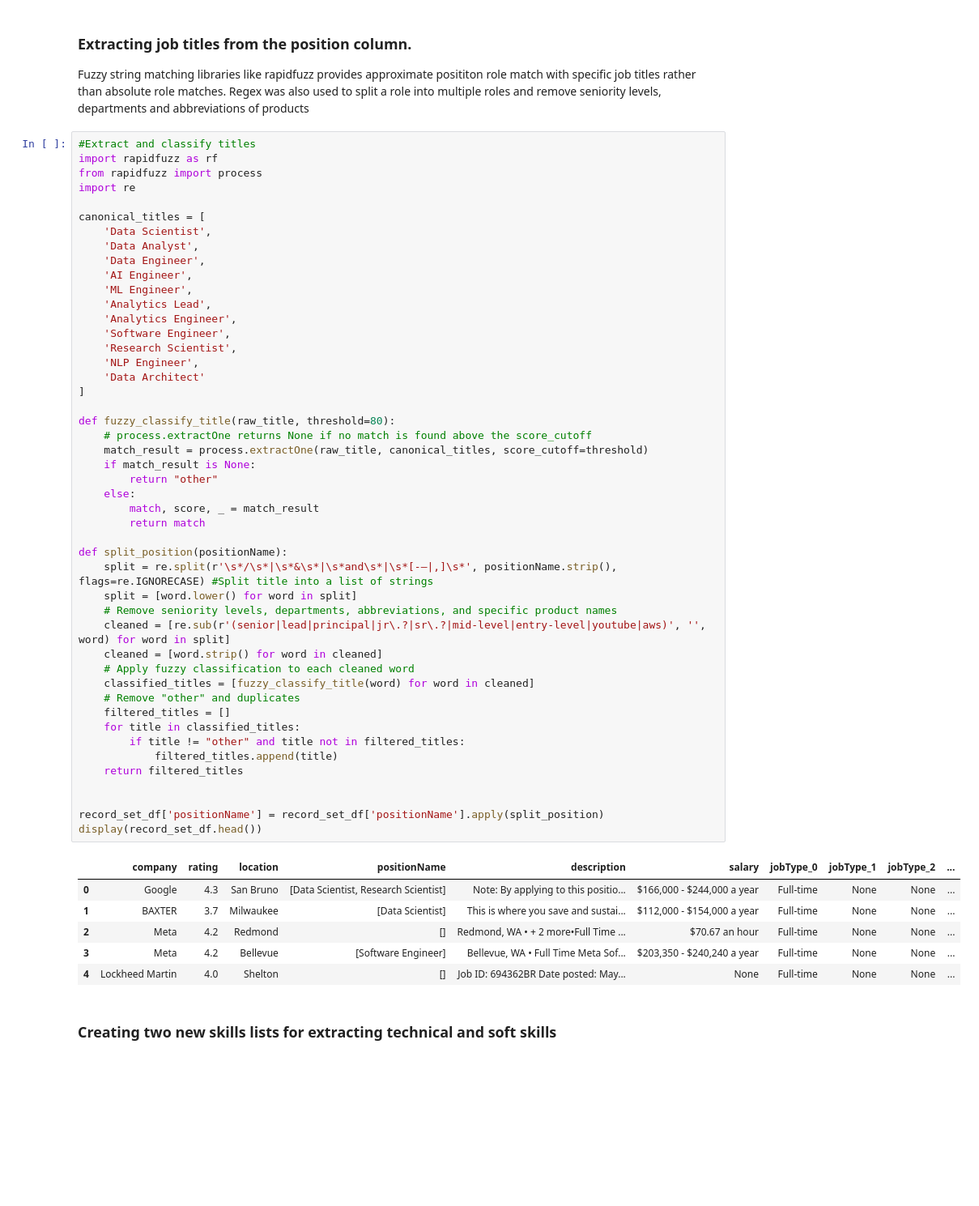
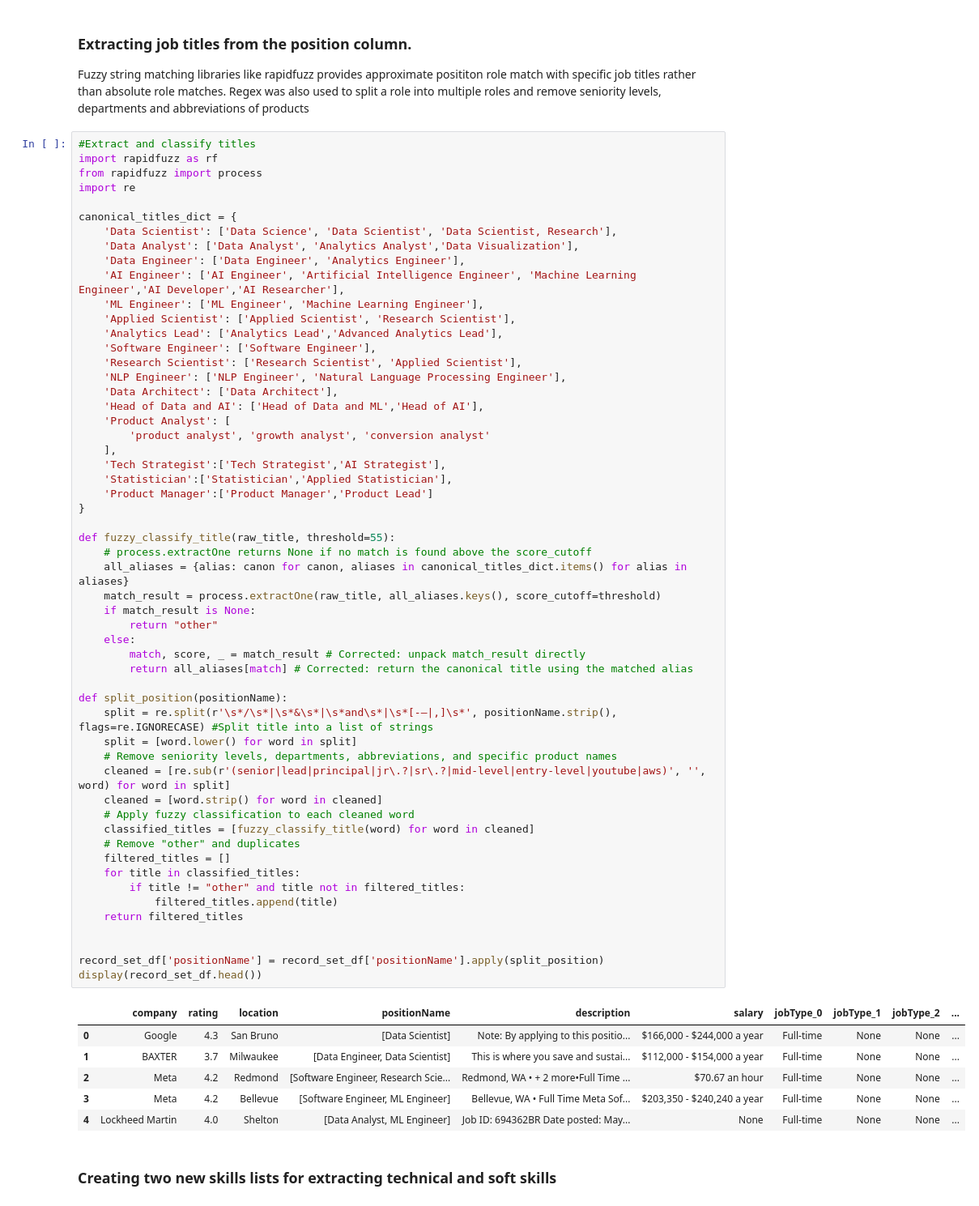
Before and after one commit to aarjun783/Data_Analytics_Portfolio, a Jupyter notebook: Data and AI roles/Data_and_AI_Job_Titles.ipynb, the cells around one changed output. Shown at 81% size. Drawn from its saved outputs; the diff is of its cells as text; blank space fills up the shorter version.

```diff
--- a/Data and AI roles/Data_and_AI_Job_Titles.ipynb
+++ b/Data and AI roles/Data_and_AI_Job_Titles.ipynb
@@ -150,55 +150,63 @@ Regex was also used to split a role into multiple roles and remove seniority lev
 import rapidfuzz as rf
 from rapidfuzz import process
 import re
 
-canonical_titles = [
-    'Data Scientist',
-    'Data Analyst',
-    'Data Engineer',
-    'AI Engineer',
-    'ML Engineer',
-    'Analytics Lead',
-    'Analytics Engineer',
-    'Software Engineer',
-    'Research Scientist',
-    'NLP Engineer',
-    'Data Architect'
-]
+canonical_titles_dict = {
+    'Data Scientist': ['Data Science', 'Data Scientist', 'Data Scientist, Research'],
+    'Data Analyst': ['Data Analyst', 'Analytics Analyst','Data Visualization'],
+    'Data Engineer': ['Data Engineer', 'Analytics Engineer'],
+    'AI Engineer': ['AI Engineer', 'Artificial Intelligence Engineer', 'Machine Learning Engineer','AI Developer','AI Researcher'],
+    'ML Engineer': ['ML Engineer', 'Machine Learning Engineer'],
+    'Applied Scientist': ['Applied Scientist', 'Research Scientist'],
+    'Analytics Lead': ['Analytics Lead','Advanced Analytics Lead'],
+    'Software Engineer': ['Software Engineer'],
+    'Research Scientist': ['Research Scientist', 'Applied Scientist'],
+    'NLP Engineer': ['NLP Engineer', 'Natural Language Processing Engineer'],
+    'Data Architect': ['Data Architect'],
+    'Head of Data and AI': ['Head of Data and ML','Head of AI'],
+    'Product Analyst': [
+        'product analyst', 'growth analyst', 'conversion analyst'
+    ],
+    'Tech Strategist':['Tech Strategist','AI Strategist'],
+    'Statistician':['Statistician','Applied Statistician'],
+    'Product Manager':['Product Manager','Product Lead']
+}
 
-def fuzzy_classify_title(raw_title, threshold=80):
+def fuzzy_classify_title(raw_title, threshold=55):
     # process.extractOne returns None if no match is found above the score_cutoff
-    match_result = process.extractOne(raw_title, canonical_titles, score_cutoff=threshold)
+    all_aliases = {alias: canon for canon, aliases in canonical_titles_dict.items() for alias in aliases}
+    match_result = process.extractOne(raw_title, all_aliases.keys(), score_cutoff=threshold)
     if match_result is None:
         return "other"
     else:
-        match, score, _ = match_result
-        return match
+        match, score, _ = match_result # Corrected: unpack match_result directly
+        return all_aliases[match] # Corrected: return the canonical title using the matched alias
 
 def split_position(positionName):
     split = re.split(r'\s*/\s*|\s*&\s*|\s*and\s*|\s*[-–|,]\s*', positionName.strip(), flags=re.IGNORECASE) #Split title into a list of strings
     split = [word.lower() for word in split]
     # Remove seniority levels, departments, abbreviations, and specific product names
     cleaned = [re.sub(r'(senior|lead|principal|jr\.?|sr\.?|mid-level|entry-level|youtube|aws)', '', word) for word in split]
     cleaned = [word.strip() for word in cleaned]
     # Apply fuzzy classification to each cleaned word
     classified_titles = [fuzzy_classify_title(word) for word in cleaned]
     # Remove "other" and duplicates
     filtered_titles = []
     for title in classified_titles:
         if title != "other" and title not in filtered_titles:
             filtered_titles.append(title)
     return filtered_titles
 
 
 record_set_df['positionName'] = record_set_df['positionName'].apply(split_position)
 display(record_set_df.head())
 # %% [output]
 |  | company | rating | location | positionName | description | salary | jobType_0 | jobType_1 | jobType_2 | ... |
-| 0 | Google | 4.3 | San Bruno | [Data Scientist, Research Scientist] | Note: By applying to this positio... | $166,000 - $244,000 a year | Full-time | None | None | ... |
-| 1 | BAXTER | 3.7 | Milwaukee | [Data Scientist] | This is where you save and sustai... | $112,000 - $154,000 a year | Full-time | None | None | ... |
-| 2 | Meta | 4.2 | Redmond | [] | Redmond, WA • + 2 more•Full Time ... | $70.67 an hour | Full-time | None | None | ... |
-| 3 | Meta | 4.2 | Bellevue | [Software Engineer] | Bellevue, WA • Full Time Meta Sof... | $203,350 - $240,240 a year | Full-time | None | None | ... |
-| 4 | Lockheed Martin | 4.0 | Shelton | [] | Job ID: 694362BR Date posted: May... | None | Full-time | None | None | ... |
+| 0 | Google | 4.3 | San Bruno | [Data Scientist] | Note: By applying to this positio... | $166,000 - $244,000 a year | Full-time | None | None | ... |
+| 1 | BAXTER | 3.7 | Milwaukee | [Data Engineer, Data Scientist] | This is where you save and sustai... | $112,000 - $154,000 a year | Full-time | None | None | ... |
+| 2 | Meta | 4.2 | Redmond | [Software Engineer, Research Scie... | Redmond, WA • + 2 more•Full Time ... | $70.67 an hour | Full-time | None | None | ... |
+| 3 | Meta | 4.2 | Bellevue | [Software Engineer, ML Engineer] | Bellevue, WA • Full Time Meta Sof... | $203,350 - $240,240 a year | Full-time | None | None | ... |
+| 4 | Lockheed Martin | 4.0 | Shelton | [Data Analyst, ML Engineer] | Job ID: 694362BR Date posted: May... | None | Full-time | None | None | ... |
 # %% [markdown]
 ### Creating two new skills lists for extracting technical and soft skills
 # %%
```
Also changed, not shown: parts of 5 cells of this notebook.
